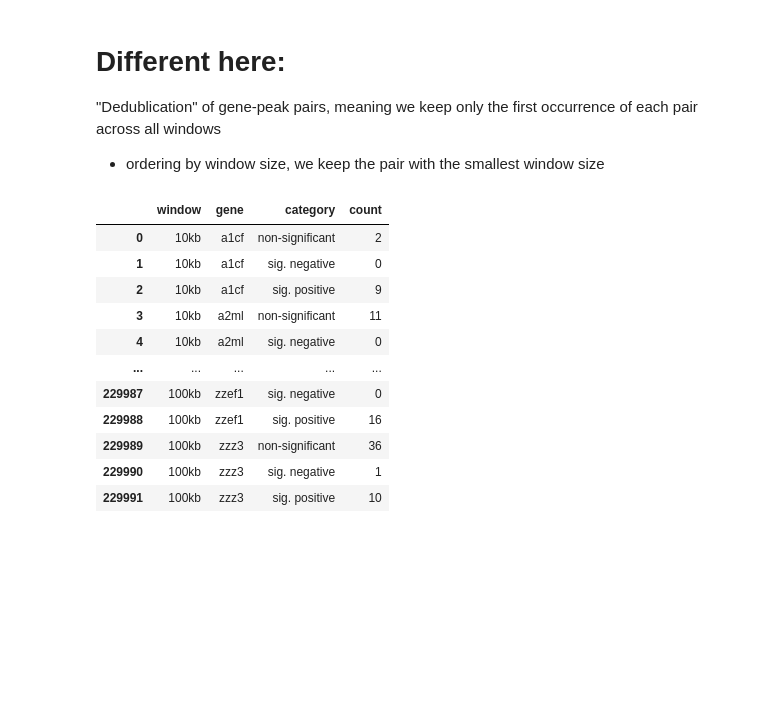
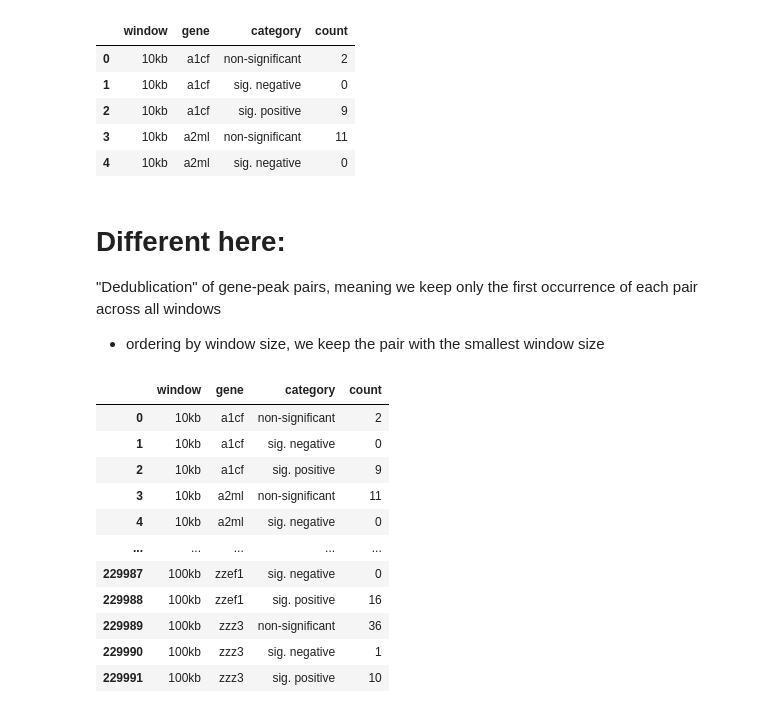
Before and after one commit to smin07/BA, a Jupyter notebook: BA_data/Rmd_n_notebook/RNA_ATAC_cor_ct_time_2.ipynb, the cells around one changed output. Drawn from its saved outputs; the diff is of its cells as text; code cells hidden in the pictures; blank space fills up the shorter version.

```diff
--- a/BA_data/Rmd_n_notebook/RNA_ATAC_cor_ct_time_2.ipynb
+++ b/BA_data/Rmd_n_notebook/RNA_ATAC_cor_ct_time_2.ipynb
@@ -10,6 +10,46 @@ cor_res_df.head()
 | 2 | 10kb | rpl24 | 1-4469-7268 | -0.167507 | 1.894020e-02 | 1.722615 | 5.040299e-02 | 1.297544 |
 | 3 | 10kb | rpl24 | 1-9541-9969 | -0.148999 | 3.713353e-02 | 1.430234 | 8.728105e-02 | 1.059080 |
 | 4 | 10kb | rpl24 | 1-11007-12962 | -0.304377 | 1.441907e-05 | 4.841063 | 9.717434e-05 | 4.012448 |
+# %%
+#classify every peak–gene pair into one of three categories and count how many pairs fall into each category per window and gene
+import numpy as np
+import matplotlib.pyplot as plt
+import matplotlib.patches as mpatches
+import seaborn as sns
+
+# classify every peak–gene pair into one of three categories
+def classify_pair(row):
+    if row["padj"] <= 0.05 and row["correlation"] < 0:
+        return "sig. negative"
+    elif row["padj"] <= 0.05 and row["correlation"] > 0:
+        return "sig. positive"
+    else:
+        return "non-significant"
+
+cor_res_df["category"] = cor_res_df.apply(classify_pair, axis=1)
+
+# Make window categorical and ordered
+cor_res_df["window"] = pd.Categorical(
+    cor_res_df["window"],
+    categories=["10kb", "20kb", "50kb", "100kb"],
+    ordered=True
+)
+
+agg_cor_df = (
+    cor_res_df
+    .dropna(subset=["correlation", "padj"])
+    .groupby(["window", "gene", "category"])
+    .size()
+    .reset_index(name="count")
+)
+agg_cor_df.head()
+# %% [output]
+|  | window | gene | category | count |
+| 0 | 10kb | a1cf | non-significant | 2 |
+| 1 | 10kb | a1cf | sig. negative | 0 |
+| 2 | 10kb | a1cf | sig. positive | 9 |
+| 3 | 10kb | a2ml | non-significant | 11 |
+| 4 | 10kb | a2ml | sig. negative | 0 |
 # %% [markdown]
 # Different here:
 "Dedublication" of gene-peak pairs, meaning we keep only the first occurrence of each pair across all windows
```
Also changed, not shown: 2 other files.
